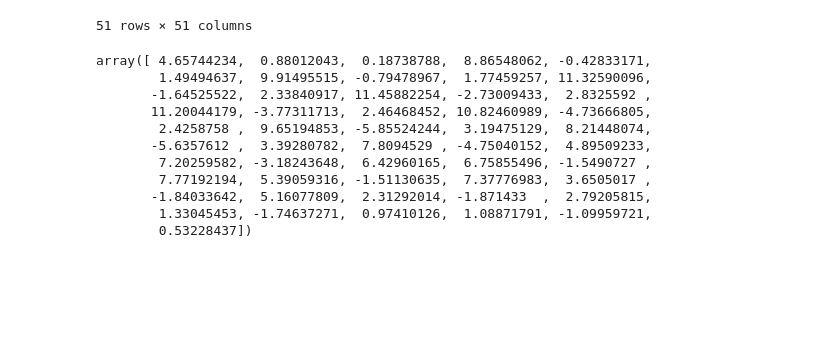
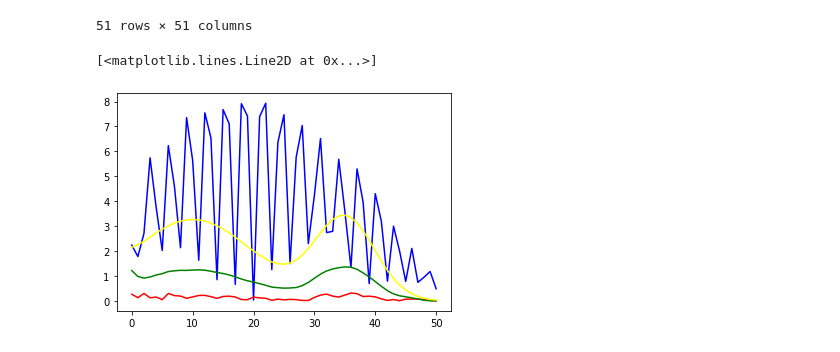
Before and after one commit to elladetic/STEM_GAMES_2022, a Jupyter notebook: Dan 1/code.ipynb, the cells around one changed output. Drawn from its saved outputs; the diff is of its cells as text; code cells hidden in the pictures; blank space fills up the shorter version.

```diff
--- a/Dan 1/code.ipynb
+++ b/Dan 1/code.ipynb
@@ -138,19 +138,6 @@ y = np. array([2.653325960901065539,
 0.08106276530384406986])
 # %%
 x_1 = np.dot(np.linalg.inv(H),y)
-x_1
-# %% [output]
-array([ 4.65744234,  0.88012043,  0.18738788,  8.86548062, -0.42833171,
-        1.49494637,  9.91495515, -0.79478967,  1.77459257, 11.32590096,
-       -1.64525522,  2.33840917, 11.45882254, -2.73009433,  2.8325592 ,
-       11.20044179, -3.77311713,  2.46468452, 10.82460989, -4.73666805,
-        2.4258758 ,  9.65194853, -5.85524244,  3.19475129,  8.21448074,
-       -5.6357612 ,  3.39280782,  7.8094529 , -4.75040152,  4.89509233,
-        7.20259582, -3.18243648,  6.42960165,  6.75855496, -1.5490727 ,
-        7.77192194,  5.39059316, -1.51130635,  7.37776983,  3.6505017 ,
-       -1.84033642,  5.16077809,  2.31292014, -1.871433  ,  2.79205815,
-        1.33045453, -1.74637271,  0.97410126,  1.08871791, -1.09959721,
-        0.53228437])
 # %%
 #drugi način - koristeći gotove pakete
 column = H[:,0]
@@ -163,0 +203,11 @@ x_4 = np.dot(np.linalg.inv(np.dot(np.transpose(H),H) + 10 * np.identity(51)), np
+# %%
+i = np.arange(0,51,1)
+plt.plot(i, abs(x_1-x_real), color="blue")
+plt.plot(i, abs(x_2-x_real), color="red")
+plt.plot(i, abs(x_3-x_real), color="green")
+plt.plot(i, abs(x_4-x_real), color = "yellow")
+
+#komentar:
+# %% [output]
+[<matplotlib.lines.Line2D at 0x...>]
+[figure, added]
```
Also changed, not shown: parts of 2 cells of this notebook.
